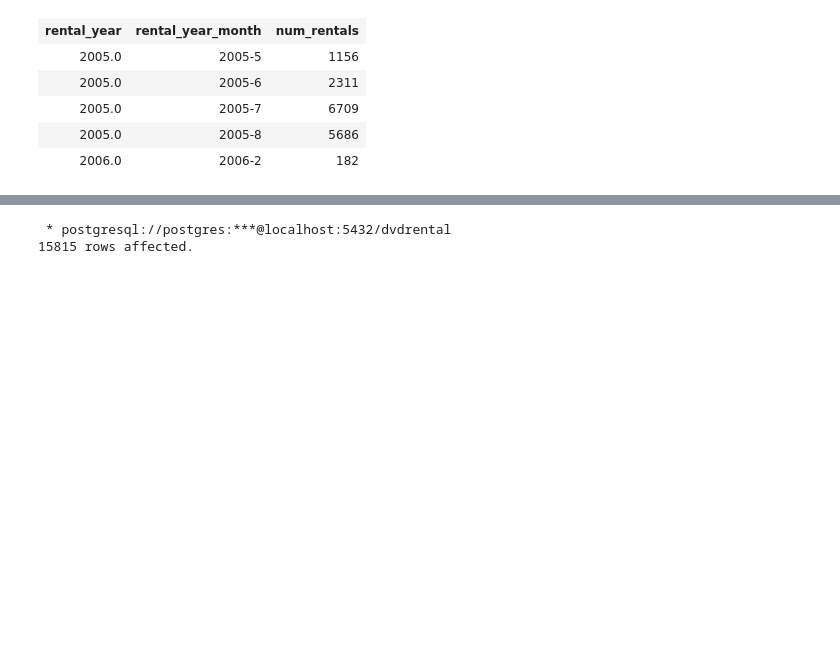
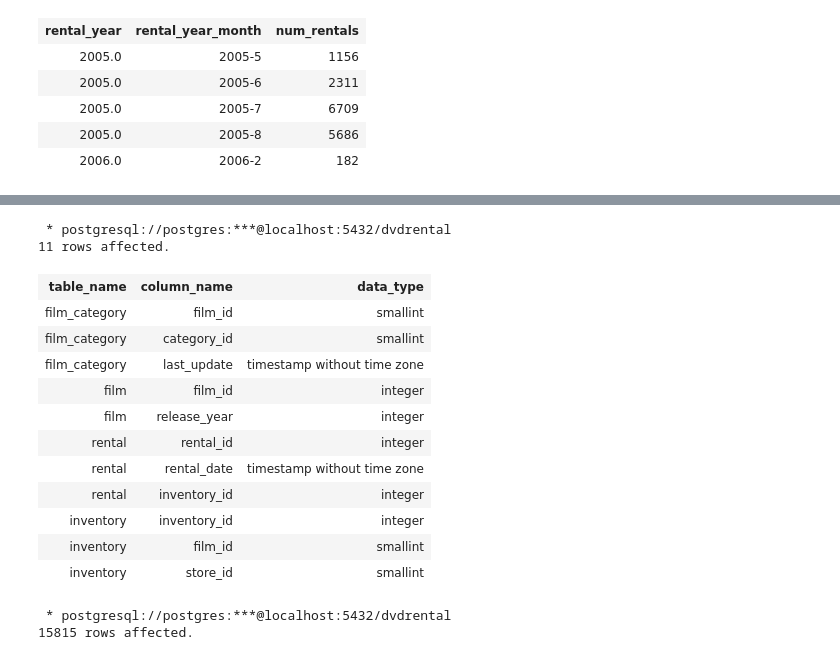
Before and after one commit to digital-tyler/diy_database, a Jupyter notebook: database_sample_data.ipynb, the cells around one changed output, grey strips where cells are left out. Cells and saved outputs as stored; diff of their text form; code cells hidden in the pictures; blank space fills up the shorter version.

Commit message:
Organizing data for trend analysis using SQL

```diff
--- a/database_sample_data.ipynb
+++ b/database_sample_data.ipynb
@@ -245,2 +253,51 @@ order by 2 asc
+# %%
+%%sql
+
+-- Pulling sample data and metadata from the tables we will require; we will use this info as
+-- a cheat sheet for crafting joins
+
+select table_name, column_name, data_type
+from information_schema.columns
+where 1=1
+and table_name = 'film_category'
+
+union all
+
+select table_name, column_name, data_type
+from information_schema.columns
+where 1=1
+and table_name = 'film'
+and column_name in ('film_id','release_year')
+
+union all
+
+select table_name, column_name, data_type
+from information_schema.columns
+where 1=1
+and table_name = 'rental'
+and column_name in ('rental_id','rental_date','inventory_id')
+
+union all
+
+select table_name, column_name, data_type
+from information_schema.columns
+where 1=1
+and table_name = 'inventory'
+and column_name in ('inventory_id','film_id','store_id')
+# %% [output]
+ * postgresql://postgres:***@localhost:5432/dvdrental
+11 rows affected.
+| table_name | column_name | data_type |
+| film_category | film_id | smallint |
+| film_category | category_id | smallint |
+| film_category | last_update | timestamp without time zone |
+| film | film_id | integer |
+| film | release_year | integer |
+| rental | rental_id | integer |
+| rental | rental_date | timestamp without time zone |
+| rental | inventory_id | integer |
+| inventory | inventory_id | integer |
+| inventory | film_id | smallint |
+| inventory | store_id | smallint |
 # %%
 %%sql
```
Also changed, not shown: parts of 2 cells of this notebook.
